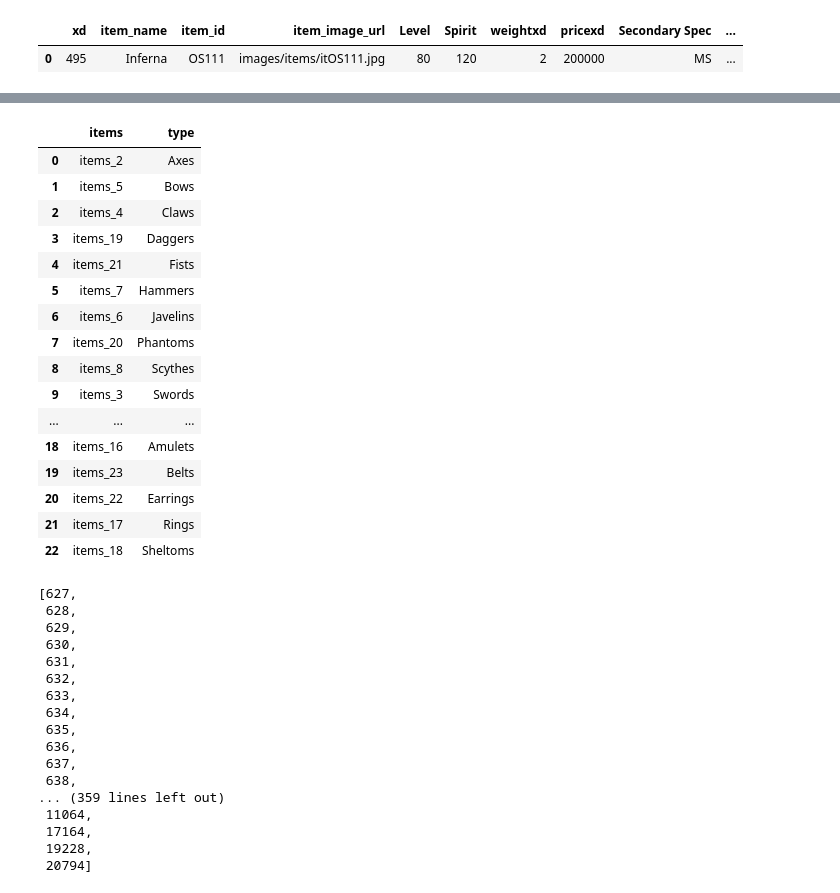
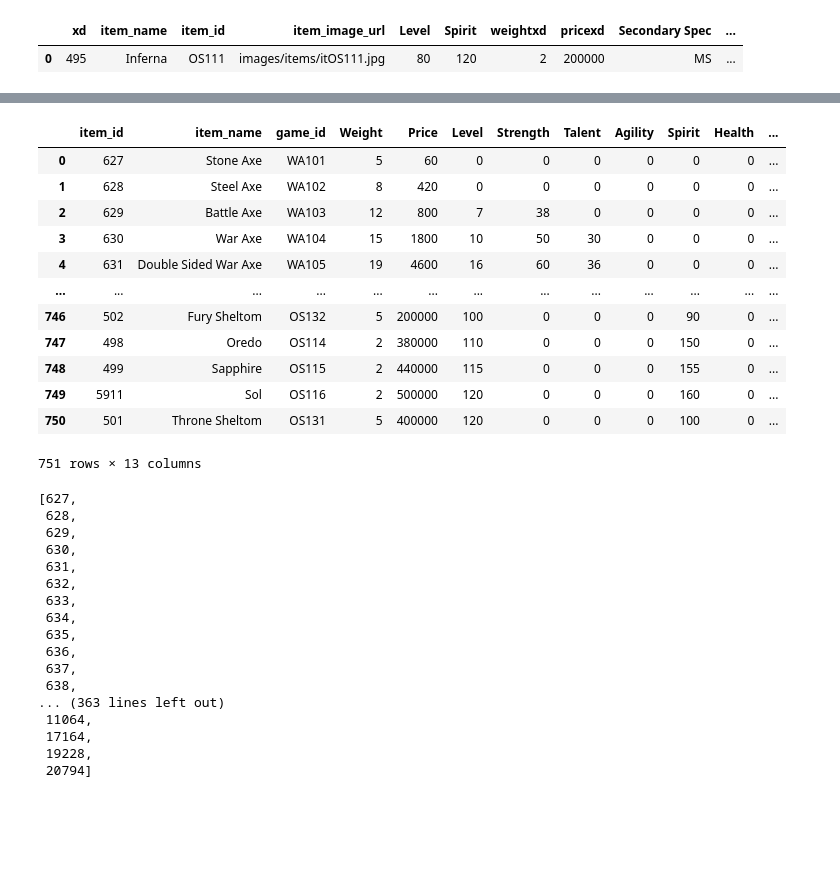
Before and after one commit to Arancium98/Items, a Jupyter notebook: Scrapper.ipynb, the cells around one changed output, grey strips where cells are left out. Drawn from its saved outputs; the diff is of its cells as text; code cells hidden in the pictures; blank space fills up the shorter version.

```diff
--- a/Scrapper.ipynb
+++ b/Scrapper.ipynb
@@ -312,28 +195,25 @@ Table2
+# %%
+Table2 = pd.read_csv('Table2.csv')
+Table2
+# %% [output]
+|  | item_id | item_name | game_id | Weight | Price | Level | Strength | Talent | Agility | Spirit | Health | ... |
+| 0 | 627 | Stone Axe | WA101 | 5 | 60 | 0 | 0 | 0 | 0 | 0 | 0 | ... |
+| 1 | 628 | Steel Axe | WA102 | 8 | 420 | 0 | 0 | 0 | 0 | 0 | 0 | ... |
+| 2 | 629 | Battle Axe | WA103 | 12 | 800 | 7 | 38 | 0 | 0 | 0 | 0 | ... |
+| 3 | 630 | War Axe | WA104 | 15 | 1800 | 10 | 50 | 30 | 0 | 0 | 0 | ... |
+| 4 | 631 | Double Sided War Axe | WA105 | 19 | 4600 | 16 | 60 | 36 | 0 | 0 | 0 | ... |
+| ... | ... | ... | ... | ... | ... | ... | ... | ... | ... | ... | ... | ... |
+| 746 | 502 | Fury Sheltom | OS132 | 5 | 200000 | 100 | 0 | 0 | 0 | 90 | 0 | ... |
+| 747 | 498 | Oredo | OS114 | 2 | 380000 | 110 | 0 | 0 | 0 | 150 | 0 | ... |
+| 748 | 499 | Sapphire | OS115 | 2 | 440000 | 115 | 0 | 0 | 0 | 155 | 0 | ... |
+| 749 | 5911 | Sol | OS116 | 2 | 500000 | 120 | 0 | 0 | 0 | 160 | 0 | ... |
+| 750 | 501 | Throne Sheltom | OS131 | 5 | 400000 | 120 | 0 | 0 | 0 | 100 | 0 | ... |
+751 rows × 13 columns
 # %%
 import sqlite3
 conn = sqlite3.connect('ItemsDB.db')
 Table2.to_sql('bitems', conn, if_exists='replace', index=False)
 conn.close()
-# %%
-Table1
-# %% [output]
-|  | items | type |
-| 0 | items_2 | Axes |
-| 1 | items_5 | Bows |
-| 2 | items_4 | Claws |
-| 3 | items_19 | Daggers |
-| 4 | items_21 | Fists |
-| 5 | items_7 | Hammers |
-| 6 | items_6 | Javelins |
-| 7 | items_20 | Phantoms |
-| 8 | items_8 | Scythes |
-| 9 | items_3 | Swords |
-| ... | ... | ... |
-| 18 | items_16 | Amulets |
-| 19 | items_23 | Belts |
-| 20 | items_22 | Earrings |
-| 21 | items_17 | Rings |
-| 22 | items_18 | Sheltoms |
 # %%
 items = ['items_2', 'items_5', 'items_4', 'items_19', 'items_21', 'items_7', 'items_6', 'items_20', 'items_8', 'items_3', 'items_1']
 weapondf = Table2[Table2['items'].isin(items)]
@@ -352,7 +232,7 @@ weaponlist
  636,
  637,
  638,
-... (359 lines left out)
+... (363 lines left out)
  11064,
  17164,
  19228,
```
Also changed, not shown: parts of 28 cells of this notebook, 8 other files.
